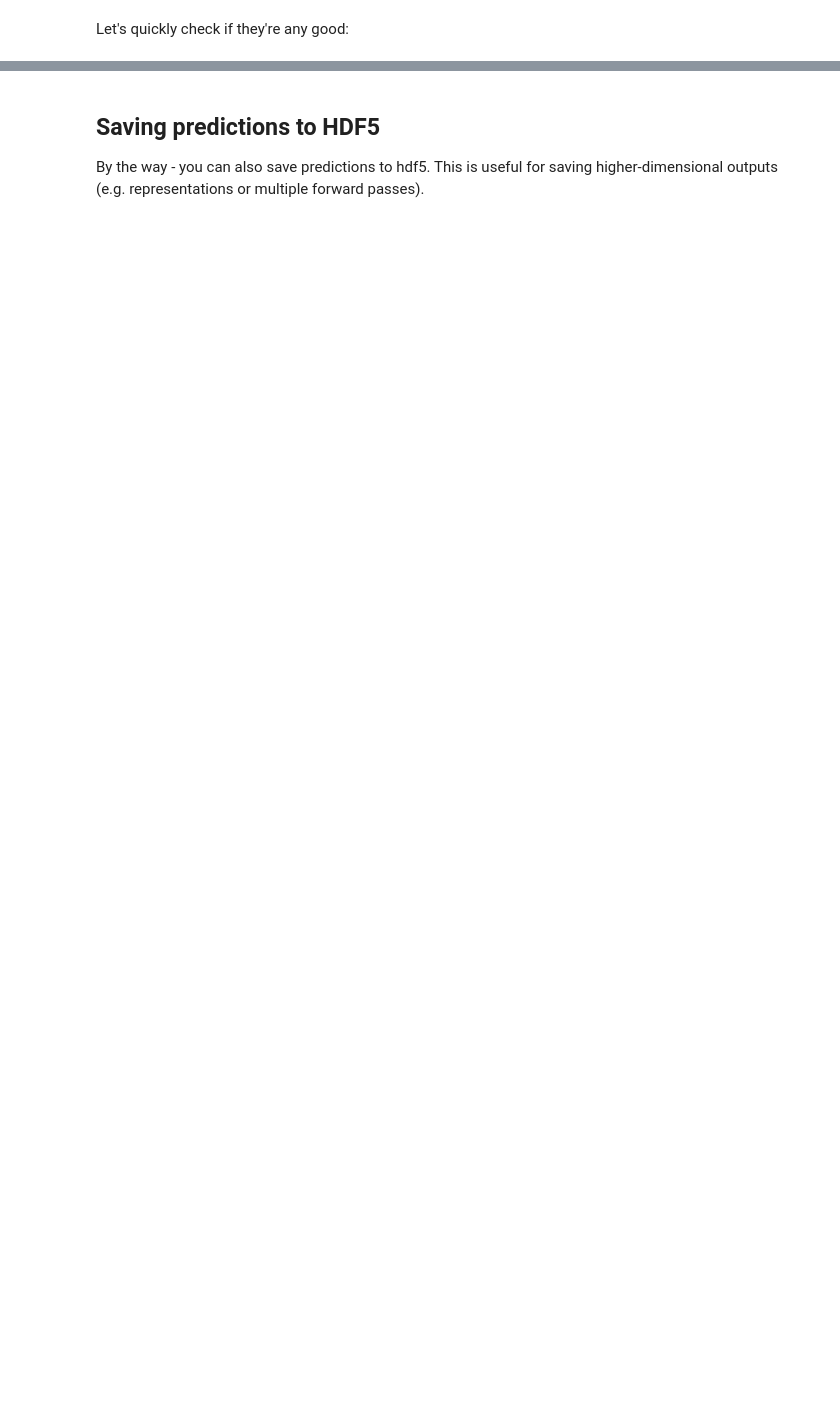
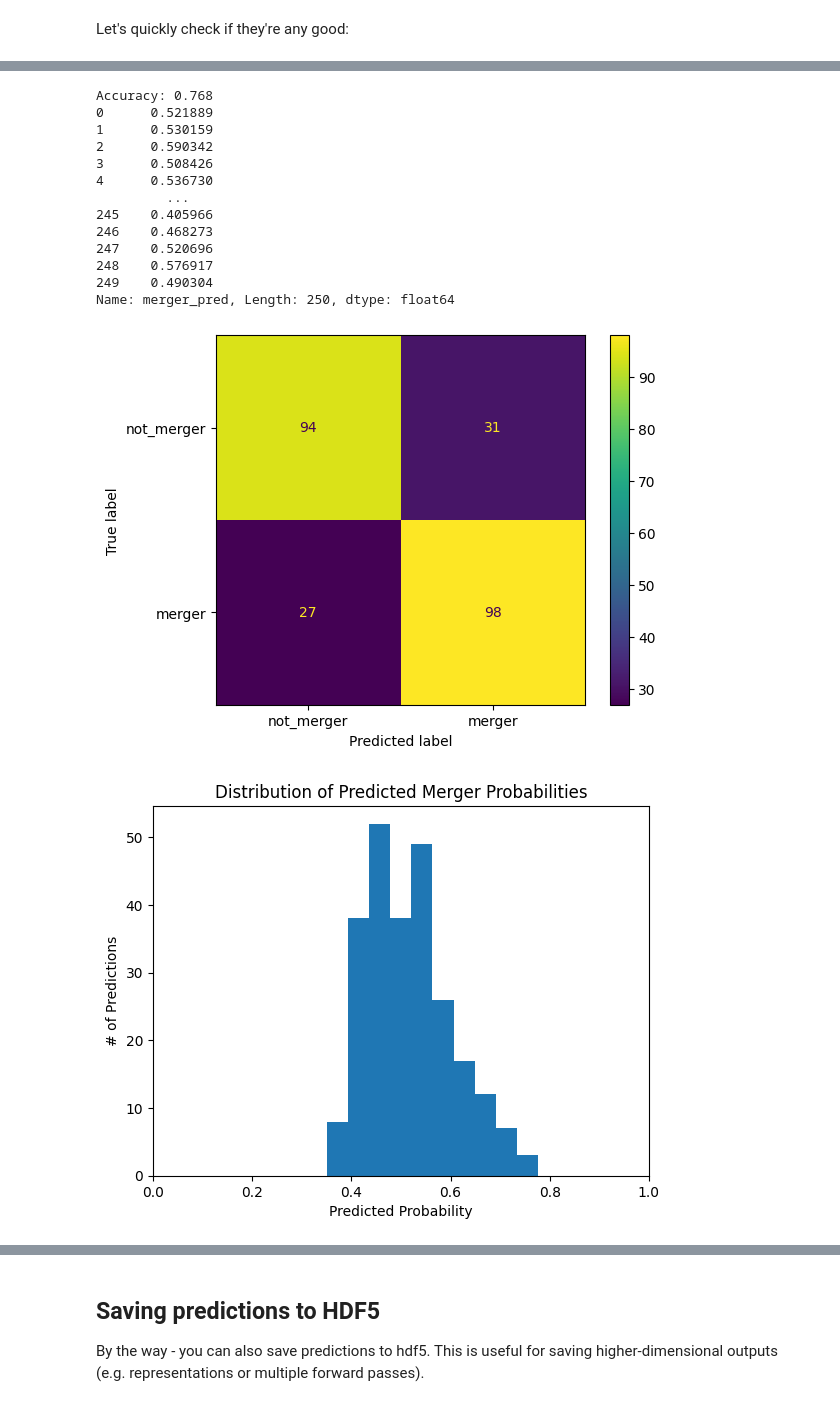
Before and after one commit to azh248/galaxy-mergers, a Jupyter notebook: zoobot_classifier.ipynb, the cells around one changed output, grey strips where cells are left out. Saved outputs shown, nothing was run; the diff lists cells and outputs as text; code cells hidden in the pictures; blank space fills up the shorter version.

```diff
--- a/zoobot_classifier.ipynb
+++ b/zoobot_classifier.ipynb
@@ -288 +397,38 @@ Accuracy: 0.79
+# %%
+from sklearn.metrics import confusion_matrix, ConfusionMatrixDisplay
+import seaborn as sns
+
+print('Accuracy:', np.mean(np.around(predictions['merger_pred']) == predictions['merger']))
+print(predictions['merger_pred'])
+cm = confusion_matrix(predictions['merger'],np.around(predictions['merger_pred']))
+disp = ConfusionMatrixDisplay(confusion_matrix=cm, display_labels=['not_merger', 'merger'])
+disp.plot()
+plt.show()
+
+# sns.kdeplot(predictions['merger_pred'])
+# plt.xlim(0, 1)
+# plt.show()
+
+plt.hist(predictions['merger_pred'])
+plt.xlim(0,1)
+plt.ylabel("# of Predictions")
+plt.xlabel("Predicted Probability")
+plt.title("Distribution of Predicted Merger Probabilities")
+plt.show()
+# %% [output]
+Accuracy: 0.768
+0      0.521889
+1      0.530159
+2      0.590342
+3      0.508426
+4      0.536730
+         ...
+245    0.405966
+246    0.468273
+247    0.520696
+248    0.576917
+249    0.490304
+Name: merger_pred, Length: 250, dtype: float64
+[figure, added]
+[figure, added]
 # %%
```
Also changed, not shown: parts of 27 cells of this notebook.
